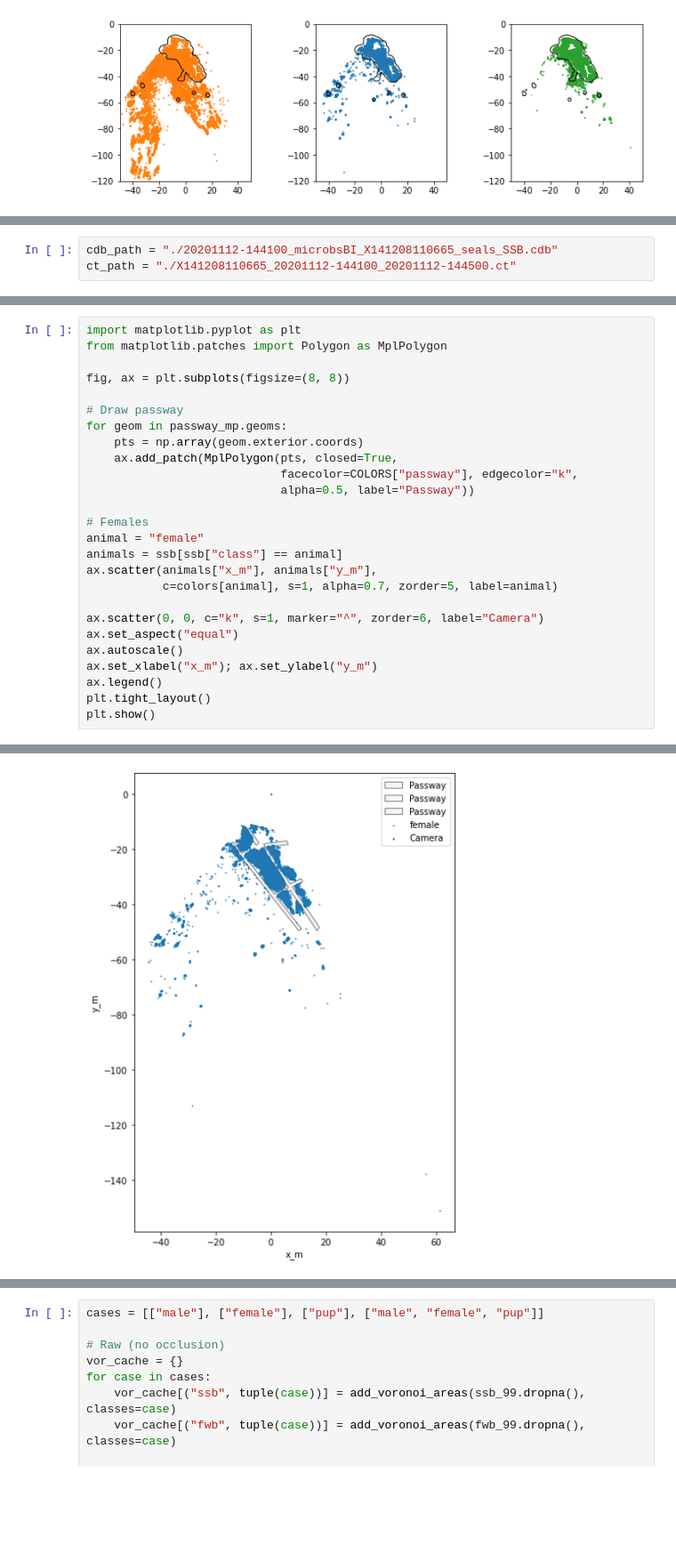
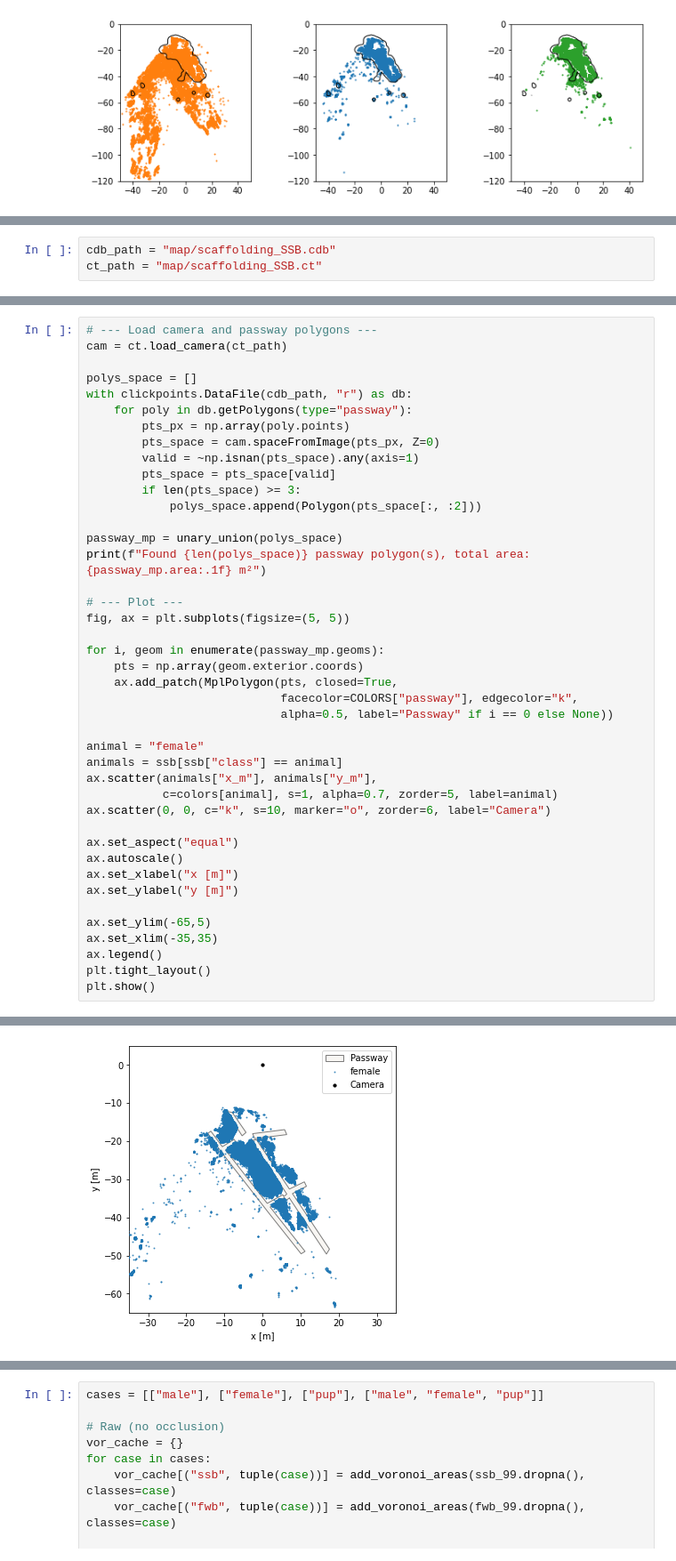
Before and after one commit to fabrylab/AntarcticFurSealDensity, a Jupyter notebook: analysis.ipynb, the cells around one changed output, grey strips where cells are left out. Shown at 89% size. Saved outputs shown, nothing was run; the diff lists cells and outputs as text; blank space fills up the shorter version.

```diff
--- a/analysis.ipynb
+++ b/analysis.ipynb
@@ -1077,4 +895,4 @@ COLORS = {
 # %%
-cdb_path = "./20201112-144100_microbsBI_X141208110665_seals_SSB.cdb"
-ct_path = "./X141208110665_20201112-144100_20201112-144500.ct"
+cdb_path = "map/scaffolding_SSB.cdb"
+ct_path = "map/scaffolding_SSB.ct"
 # %%
@@ -1117,26 +923,42 @@ Total area: 130.7 m²
 # %%
-import matplotlib.pyplot as plt
-from matplotlib.patches import Polygon as MplPolygon
+# --- Load camera and passway polygons ---
+cam = ct.load_camera(ct_path)
 
-fig, ax = plt.subplots(figsize=(8, 8))
+polys_space = []
+with clickpoints.DataFile(cdb_path, "r") as db:
+    for poly in db.getPolygons(type="passway"):
+        pts_px = np.array(poly.points)
+        pts_space = cam.spaceFromImage(pts_px, Z=0)
+        valid = ~np.isnan(pts_space).any(axis=1)
+        pts_space = pts_space[valid]
+        if len(pts_space) >= 3:
+            polys_space.append(Polygon(pts_space[:, :2]))
 
-# Draw passway
-for geom in passway_mp.geoms:
+passway_mp = unary_union(polys_space)
+print(f"Found {len(polys_space)} passway polygon(s), total area: {passway_mp.area:.1f} m²")
+
+# --- Plot ---
+fig, ax = plt.subplots(figsize=(5, 5))
+
+for i, geom in enumerate(passway_mp.geoms):
     pts = np.array(geom.exterior.coords)
     ax.add_patch(MplPolygon(pts, closed=True,
                             facecolor=COLORS["passway"], edgecolor="k",
-                            alpha=0.5, label="Passway"))
+                            alpha=0.5, label="Passway" if i == 0 else None))
 
-# Females
 animal = "female"
 animals = ssb[ssb["class"] == animal]
 ax.scatter(animals["x_m"], animals["y_m"],
            c=colors[animal], s=1, alpha=0.7, zorder=5, label=animal)
+ax.scatter(0, 0, c="k", s=10, marker="o", zorder=6, label="Camera")
 
-ax.scatter(0, 0, c="k", s=1, marker="^", zorder=6, label="Camera")
 ax.set_aspect("equal")
 ax.autoscale()
-ax.set_xlabel("x_m"); ax.set_ylabel("y_m")
+ax.set_xlabel("x [m]")
+ax.set_ylabel("y [m]")
+
+ax.set_ylim(-65,5)
+ax.set_xlim(-35,35)
 ax.legend()
 plt.tight_layout()
 plt.show()
@@ -1144 +967 @@ plt.show()
-[figure, old version]
+[figure, new version]
```
Also changed, not shown: parts of 32 cells of this notebook, 11 other files.
